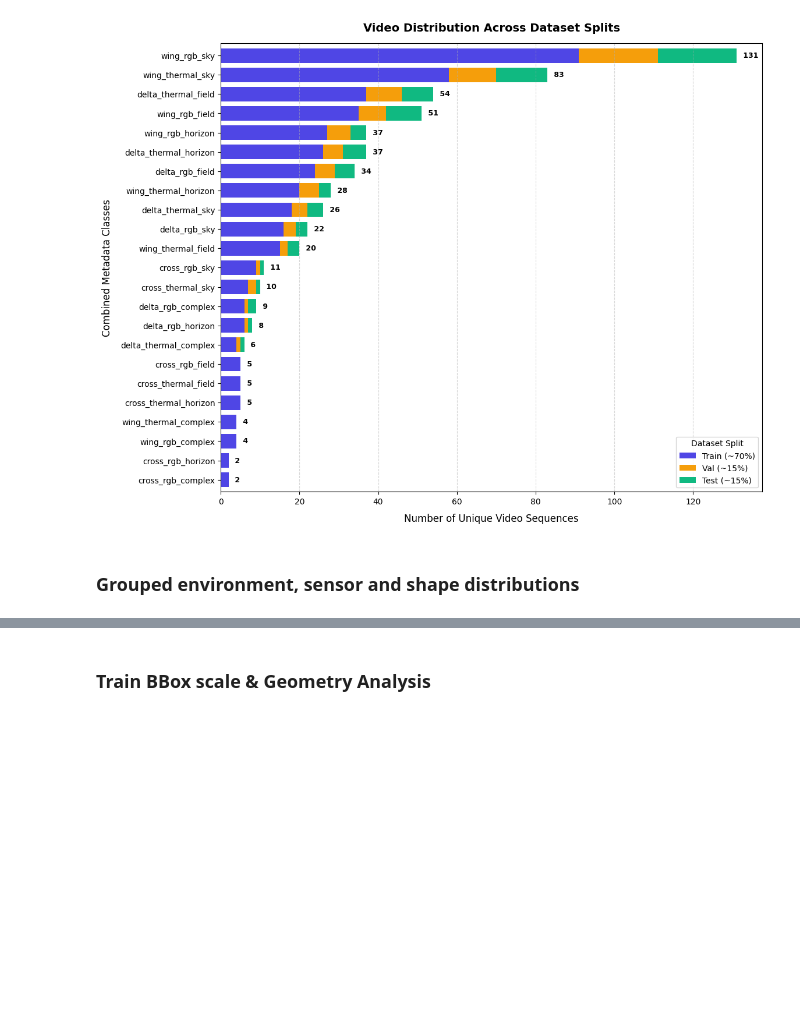
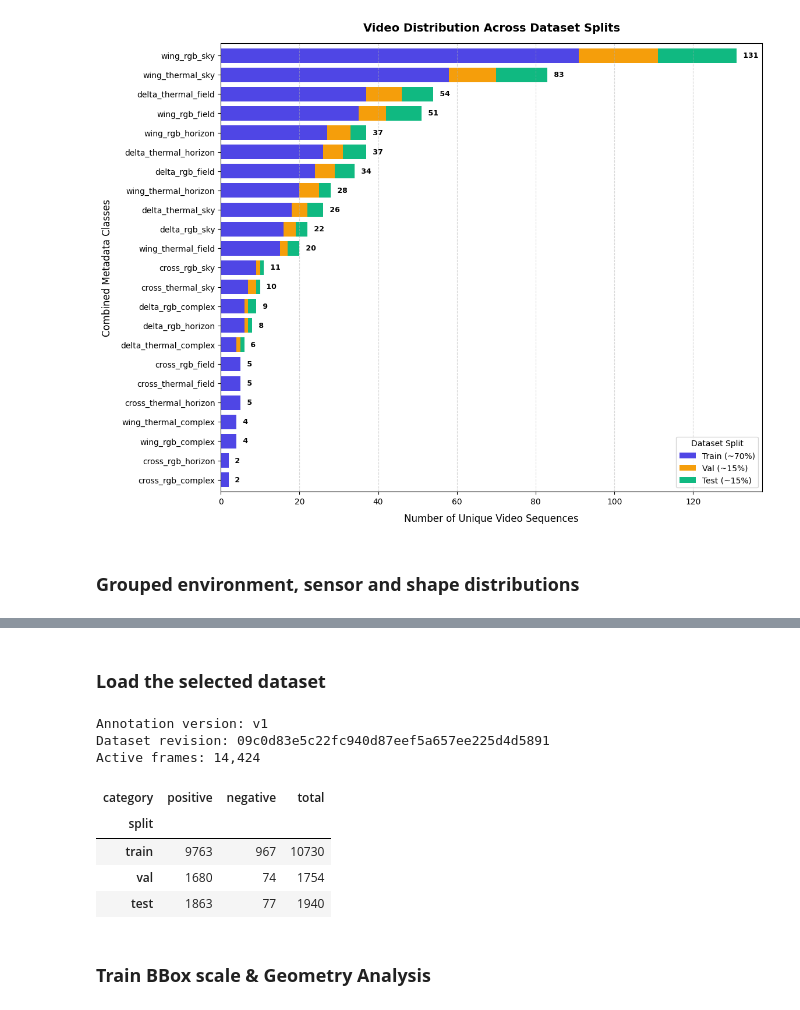
Before and after one commit to Hannysia/drone_detection, a Jupyter notebook: notebooks/01_data_exploration.ipynb, the cells around one changed output, grey strips where cells are left out. Cells and saved outputs as stored; diff of their text form; code cells hidden in the pictures; blank space fills up the shorter version.

```diff
--- a/notebooks/01_data_exploration.ipynb
+++ b/notebooks/01_data_exploration.ipynb
@@ -363,3 +415,79 @@ Error:
+# %% [markdown]
+### **Load the selected dataset**
+# %%
+source = json.loads(
+    (MANIFESTS_DIR / "sources" / "hf.json").read_text(encoding="utf-8")
+)
+version = source["annotation_version"]
+
+FRAME_DATA_DIR = FRAME_BASELINE_DIR / version
+selection_dir = MANIFESTS_DIR / "temporal" / version
+selection_path = selection_dir / "main.csv"
+
+selection_run = json.loads(
+    (selection_dir / "run.json").read_text(encoding="utf-8")
+)
+
+if selection_run["source"] != source:
+    raise ValueError("Selection source mismatch")
+
+if file_sha256(selection_path) != selection_run["manifest_sha256"]:
+    raise ValueError("Selection manifest checksum mismatch")
+
+check_extraction_source(FRAME_DATA_DIR, source)
+
+selection_rows = read_manifest(selection_path)
+active_rows = [
+    row for row in selection_rows
+    if not row["excluded_at"]
+]
+selected_frames = {
+    (row["split"], row["filename"])
+    for row in active_rows
+}
+
+for row in active_rows:
+    image_path = (
+        FRAME_DATA_DIR
+        / row["split"]
+        / CATEGORY_DIRS[row["category"]]
+        / row["filename"]
+    )
+
+    if not image_path.is_file():
+        raise FileNotFoundError(image_path)
+
+    if row["category"] == "positive":
+        label_path = image_path.with_suffix(".txt")
+        if not label_path.is_file():
+            raise FileNotFoundError(label_path)
+
+selected_metadata = pd.DataFrame(active_rows)
+
+expected_counts = pd.crosstab(
+    selected_metadata["split"],
+    selected_metadata["category"],
+).reindex(
+    index=SPLITS,
+    columns=list(CATEGORY_DIRS),
+    fill_value=0,
+)
+
+expected_counts["total"] = expected_counts.sum(axis=1)
+
+print(f"Annotation version: {version}")
+print(f"Dataset revision: {source['revision']}")
+print(f"Active frames: {len(active_rows):,}")
+display(expected_counts)
+# %% [output]
+Annotation version: v1
+Dataset revision: 09c0d83e5c22fc940d87eef5a657ee225d4d5891
+Active frames: 14,424
+| category | positive | negative | total |
+| split |  |  |  |
+| train | 9763 | 967 | 10730 |
+| val | 1680 | 74 | 1754 |
+| test | 1863 | 77 | 1940 |
 # %% [markdown]
 ### **Train BBox scale & Geometry Analysis**
 # %%
```
Also changed, not shown: parts of 8 cells of this notebook.
